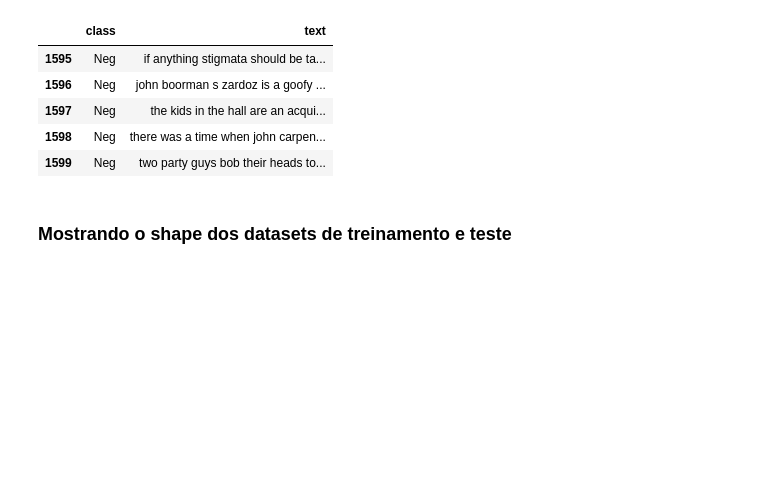
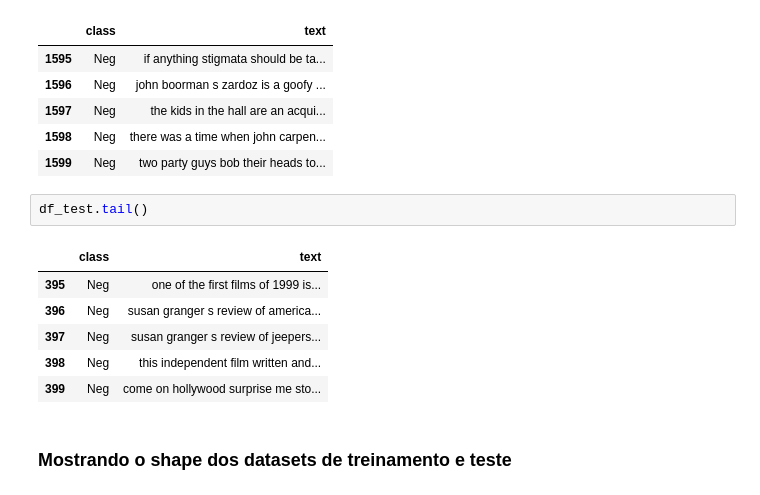
Before and after one commit to FabiadS/Trabalho-Topicos, a Jupyter notebook: trabalho.ipynb, the cells around one changed output. Cells and saved outputs as stored; diff of their text form; blank space fills up the shorter version.

```diff
--- a/trabalho.ipynb
+++ b/trabalho.ipynb
@@ -66,6 +66,15 @@ df_train.tail()
 | 1597 | Neg | the kids in the hall are an acqui... |
 | 1598 | Neg | there was a time when john carpen... |
 | 1599 | Neg | two party guys bob their heads to... |
+# %%
+df_test.tail()
+# %% [output]
+|  | class | text |
+| 395 | Neg | one of the first films of 1999 is... |
+| 396 | Neg | susan granger s review of america... |
+| 397 | Neg | susan granger s review of jeepers... |
+| 398 | Neg | this independent film written and... |
+| 399 | Neg | come on hollywood surprise me sto... |
 # %% [markdown]
 ### Mostrando o shape dos datasets de treinamento e teste
 # %%
```
Also changed, not shown: parts of 3 cells of this notebook.
